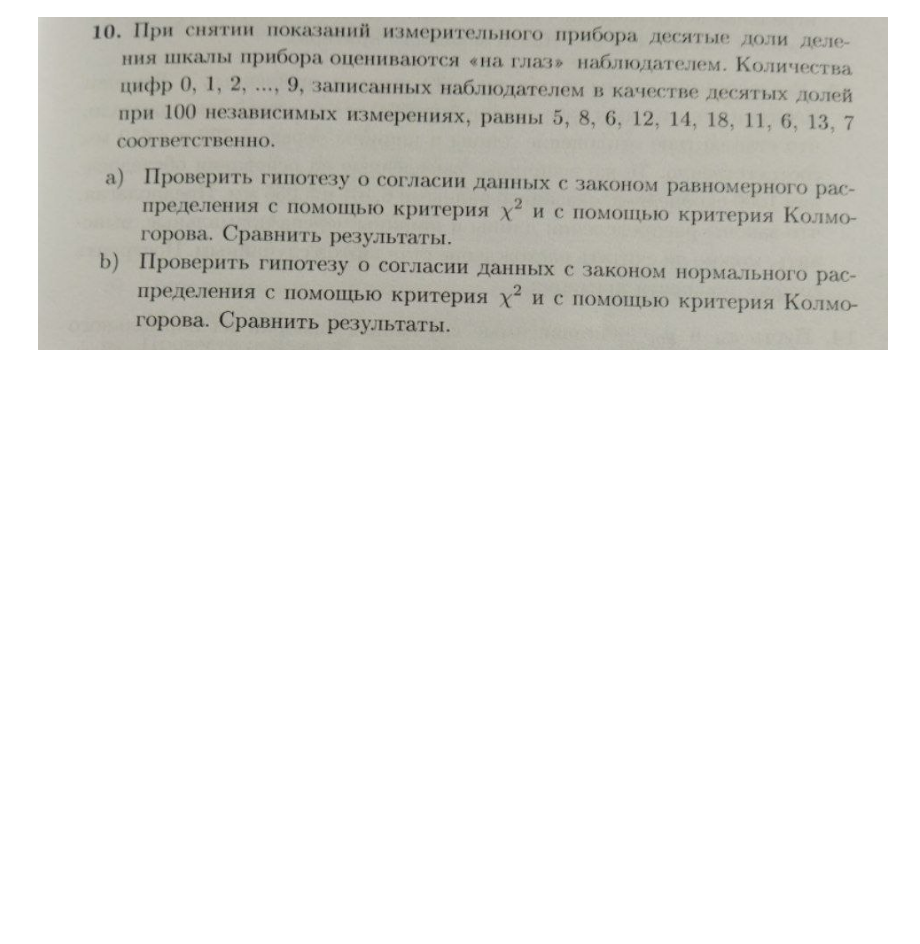
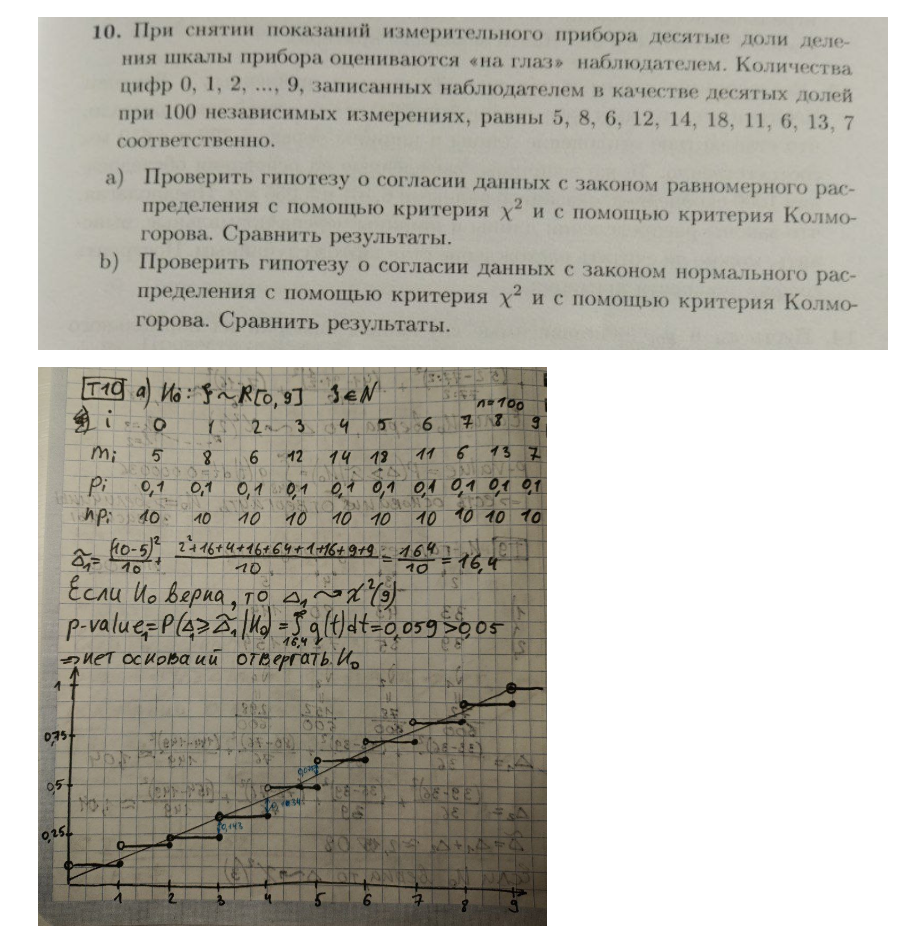
Before and after one commit to Salnikova-Lida/Math_stat_2025_spring, a Jupyter notebook: assignment_1/task10.ipynb, the cells around one changed output. Drawn from its saved outputs; the diff is of its cells as text; code cells hidden in the pictures; blank space fills up the shorter version.

```diff
--- a/assignment_1/task10.ipynb
+++ b/assignment_1/task10.ipynb
@@ -4,3 +4,7 @@ from IPython.display import Image
 Image("images/photo_5350494331657645207_y.jpg")
 # %% [output]
 [figure]
+# %%
+Image("images/photo_5427352127174470327_y.jpg")
+# %% [output]
+[figure, added]
```
Also changed, not shown: parts of 4 cells of this notebook, 12 other files.
